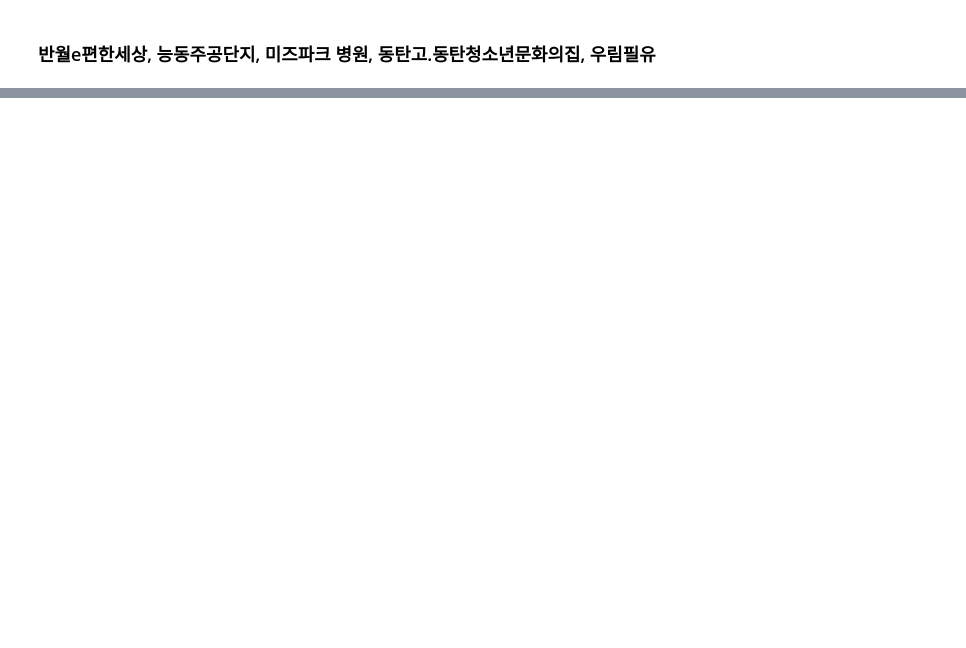
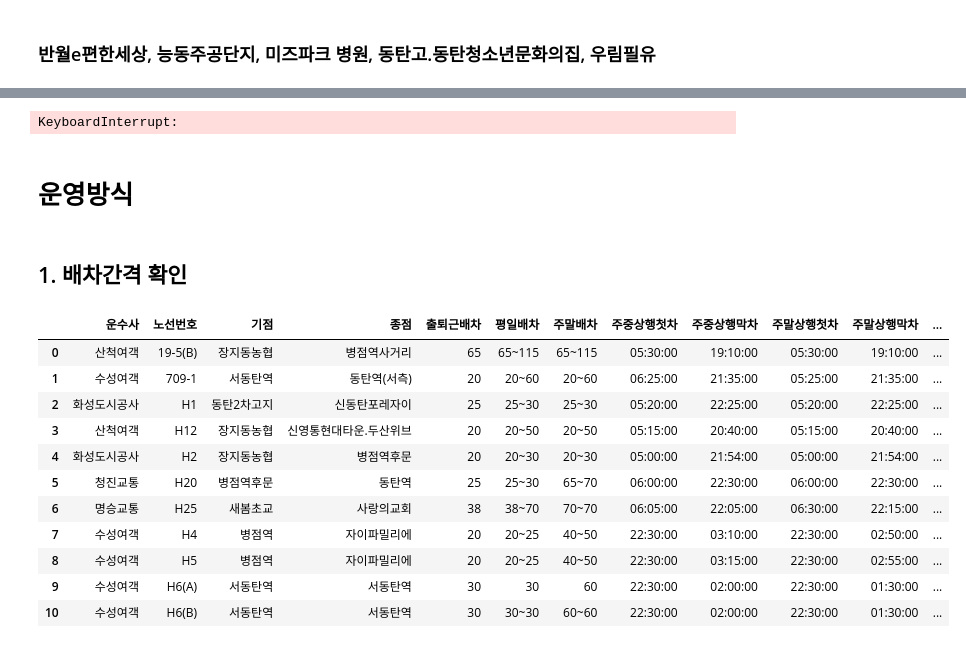
Before and after one commit to oneyoun/GTX-A-Bus-lane-optimization, a Jupyter notebook: 동릉이_data_check.ipynb, the cells around one changed output, grey strips where cells are left out. Cells and saved outputs as stored; diff of their text form; code cells hidden in the pictures; blank space fills up the shorter version.

```diff
--- a/동릉이_data_check.ipynb
+++ b/동릉이_data_check.ipynb
@@ -804,7 +804,7 @@ result_df
 # %% [markdown]
 # 승객이용 가중치 데이터와 경유 정류장 데이터 매핑
 # %%
-bus_lane = pd.read_csv('C:/Users/kartboy10/Documents/GTX-A-Bus-lane-optimization/GTX_동탄역_data/동탄1동_범위 내의 정류장 경유 노선 리스트.csv')
+bus_lane = pd.read_csv('./GTX_동탄역_data/동탄1동_범위 내의 정류장 경유 노선 리스트.csv')
 bus_lane
 # %% [output]
 |  | 정류장 | 정류장ID | 노선ID | 노선 번호 | 버스유형 |
@@ -958,0 +1128,75 @@ m
+# %%
+from geopy.distance import great_circle
+
+# 가중치가 100을 넘는 정류장만 선택하여 정렬합니다
+filtered_df = weight[weight['가중치'] > 100].sort_values(by='가중치', ascending=False)
+
+# 출발지와 목적지의 좌표를 정의합니다 (동탄고.동탄청소년문화의집에서 동탄순환대로로 가정)
+start_point = (37.2038, 127.059467)
+end_point = (37.2094185, 127.0938756)
+
+# 최단거리를 구하기 위한 변수 초기화
+current_point = start_point
+total_distance = 0
+path = []
+
+# 탐욕 알고리즘을 사용하여 최단거리를 찾습니다
+while current_point != end_point:
+    min_distance = float('inf')
+    next_stop = None
+
+    for index, row in filtered_df.iterrows():
+        stop_coords = (row['위도'], row['경도'])
+        if stop_coords not in path:
+            distance = great_circle(current_point, stop_coords).km
+            if distance < min_distance:
+                min_distance = distance
+                next_stop = stop_coords
+                next_stop_name = row['정류장']
+
+    total_distance += min_distance
+    path.append(next_stop)
+    current_point = next_stop
+
+# 최단 경로 출력
+print(f"최단 거리: {total_distance:.2f} km")
+print(f"경로: {start_point} -> {' -> '.join([f'{stop[0]}, {stop[1]}' for stop in path])} -> {end_point}")
+
+# 지도 초기화
+mymap = folium.Map(location=[37.2038, 127.059467], zoom_start=12)
+
+# 출발지와 목적지 마커 추가
+folium.Marker(start_point, popup='출발지', icon=folium.Icon(color='green')).add_to(mymap)
+folium.Marker(end_point, popup='목적지', icon=folium.Icon(color='red')).add_to(mymap)
+
+# 경로 추가
+for stop in path:
+    folium.CircleMarker(stop, radius=5, color='blue', fill=True, fill_color='blue', popup='경유지').add_to(mymap)
+
+m
+# %% [output]
+KeyboardInterrupt:
+# %% [markdown]
+# 운영방식
+# %% [markdown]
+## 1. 배차간격 확인
+# %%
+#경유 노선들의 배차간격 데이터
+df = pd.read_excel('./GTX_동탄역_data/공공데이터포털/공공데이터포털_경기도 화성시_마을버스노선현황_20230905.xlsx')
+sorted_routes = df[df['노선번호'].isin(bus_lane['노선 번호'].unique())].sort_values(by='노선번호')
+sorted_routes = sorted_routes.reset_index(drop=True)
+sorted_routes['출퇴근배차'][10] = 30 ## 30~30은 30으로 대체
+sorted_routes
+# %% [output]
+|  | 운수사 | 노선번호 | 기점 | 종점 | 출퇴근배차 | 평일배차 | 주말배차 | 주중상행첫차 | 주중상행막차 | 주말상행첫차 | 주말상행막차 | ... |
+| 0 | 산척여객 | 19-5(B) | 장지동농협 | 병점역사거리 | 65 | 65~115 | 65~115 | 05:30:00 | 19:10:00 | 05:30:00 | 19:10:00 | ... |
+| 1 | 수성여객 | 709-1 | 서동탄역 | 동탄역(서측) | 20 | 20~60 | 20~60 | 06:25:00 | 21:35:00 | 05:25:00 | 21:35:00 | ... |
+| 2 | 화성도시공사 | H1 | 동탄2차고지 | 신동탄포레자이 | 25 | 25~30 | 25~30 | 05:20:00 | 22:25:00 | 05:20:00 | 22:25:00 | ... |
+| 3 | 산척여객 | H12 | 장지동농협 | 신영통현대타운.두산위브 | 20 | 20~50 | 20~50 | 05:15:00 | 20:40:00 | 05:15:00 | 20:40:00 | ... |
+| 4 | 화성도시공사 | H2 | 장지동농협 | 병점역후문 | 20 | 20~30 | 20~30 | 05:00:00 | 21:54:00 | 05:00:00 | 21:54:00 | ... |
+| 5 | 청진교통 | H20 | 병점역후문 | 동탄역 | 25 | 25~30 | 65~70 | 06:00:00 | 22:30:00 | 06:00:00 | 22:30:00 | ... |
+| 6 | 명승교통 | H25 | 새봄초교 | 사랑의교회 | 38 | 38~70 | 70~70 | 06:05:00 | 22:05:00 | 06:30:00 | 22:15:00 | ... |
+| 7 | 수성여객 | H4 | 병점역 | 자이파밀리에 | 20 | 20~25 | 40~50 | 22:30:00 | 03:10:00 | 22:30:00 | 02:50:00 | ... |
+| 8 | 수성여객 | H5 | 병점역 | 자이파밀리에 | 20 | 20~25 | 40~50 | 22:30:00 | 03:15:00 | 22:30:00 | 02:55:00 | ... |
+| 9 | 수성여객 | H6(A) | 서동탄역 | 서동탄역 | 30 | 30 | 60 | 22:30:00 | 02:00:00 | 22:30:00 | 01:30:00 | ... |
+| 10 | 수성여객 | H6(B) | 서동탄역 | 서동탄역 | 30 | 30~30 | 60~60 | 22:30:00 | 02:00:00 | 22:30:00 | 01:30:00 | ... |
```
Also changed, not shown: parts of 23 cells of this notebook, 3 other files.
